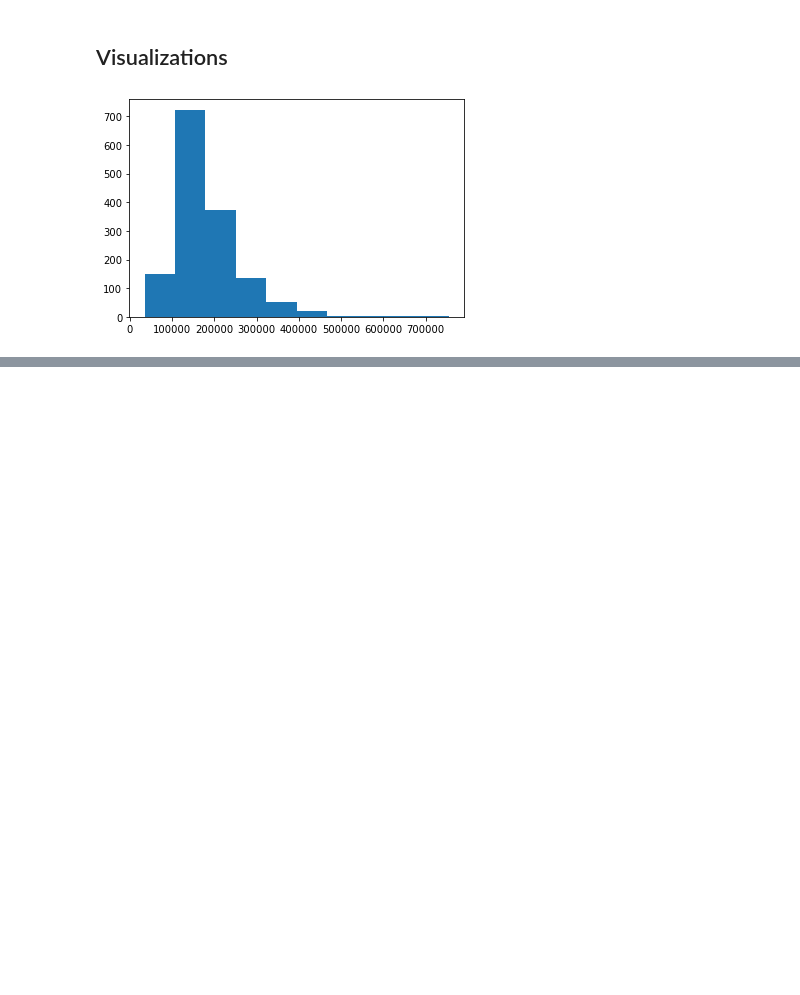
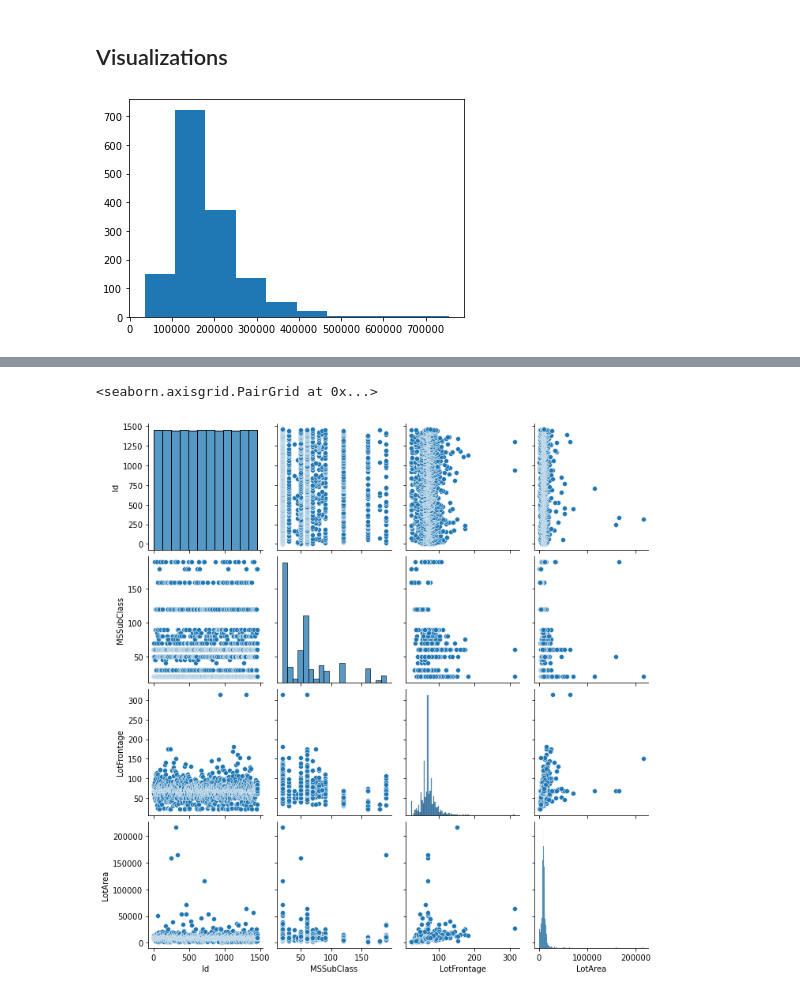
Before and after one commit to brianellis1997/House_Prices, a Jupyter notebook: EDA.ipynb, the cells around one changed output, grey strips where cells are left out. Cells and saved outputs as stored; diff of their text form; code cells hidden in the pictures; blank space fills up the shorter version.

```diff
--- a/EDA.ipynb
+++ b/EDA.ipynb
@@ -243,0 +264,5 @@ plt.show()
+# %%
+sns.pairplot(train[train.columns[:10]])
+# %% [output]
+<seaborn.axisgrid.PairGrid at 0x...>
+[figure, added]
```
Also changed, not shown: parts of 4 cells of this notebook.
